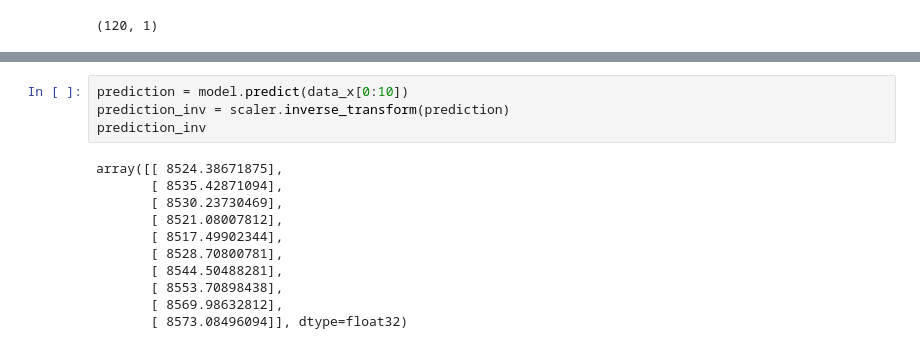
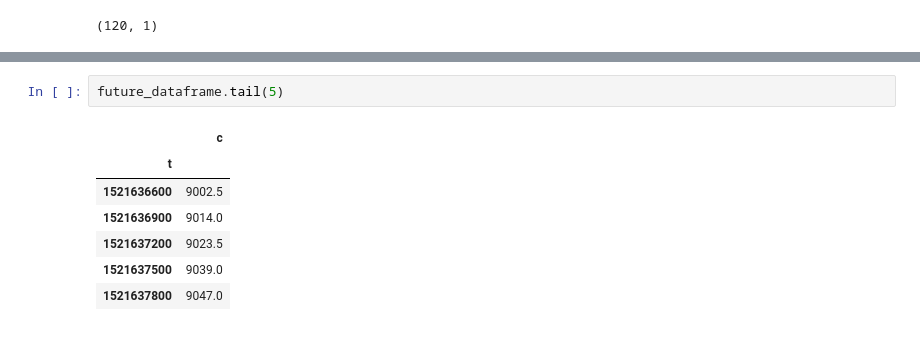
Before and after one commit to rakuishi/sac14, a Jupyter notebook: notebooks/rnn_predict.ipynb, the cells around one changed output, grey strips where cells are left out. Cells and saved outputs as stored; diff of their text form.

```diff
--- a/notebooks/rnn_predict.ipynb
+++ b/notebooks/rnn_predict.ipynb
@@ -90,15 +93,10 @@ array([[[ 0.89051056],
-# %%
-prediction = model.predict(data_x[0:10])
-prediction_inv = scaler.inverse_transform(prediction)
-prediction_inv
-# %% [output]
-array([[ 8524.38671875],
-       [ 8535.42871094],
-       [ 8530.23730469],
-       [ 8521.08007812],
-       [ 8517.49902344],
-       [ 8528.70800781],
-       [ 8544.50488281],
-       [ 8553.70898438],
-       [ 8569.98632812],
-       [ 8573.08496094]], dtype=float32)
+# %%
+future_dataframe.tail(5)
+# %% [output]
+|  | c |
+| t |  |
+| 1521636600 | 9002.5 |
+| 1521636900 | 9014.0 |
+| 1521637200 | 9023.5 |
+| 1521637500 | 9039.0 |
+| 1521637800 | 9047.0 |
```
Also changed, not shown: parts of 11 cells of this notebook.
